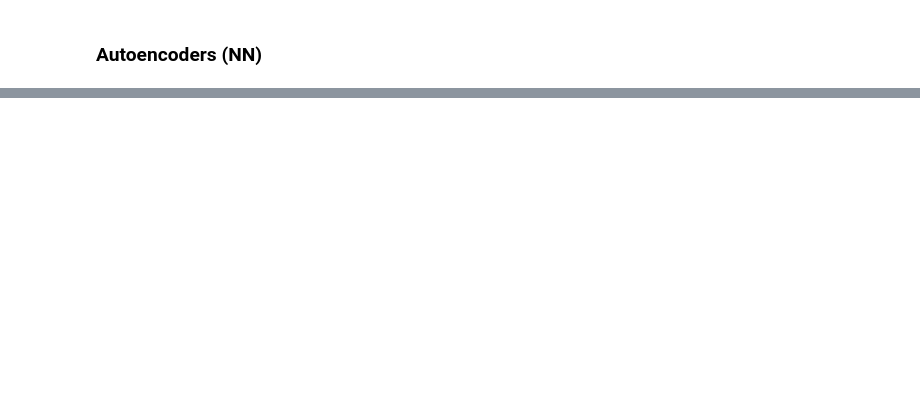
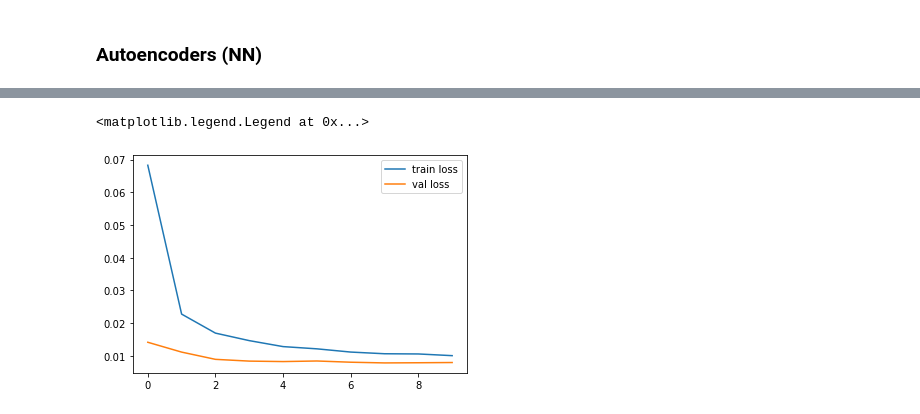
Before and after one commit to stratosphereips/feel_project, a Jupyter notebook: analysis/testing_features_AD.ipynb, the cells around one changed output, grey strips where cells are left out. Saved outputs shown, nothing was run; the diff lists cells and outputs as text; code cells hidden in the pictures; blank space fills up the shorter version.

```diff
--- a/analysis/testing_features_AD.ipynb
+++ b/analysis/testing_features_AD.ipynb
@@ -220,0 +224,33 @@ CTU-Malware-Capture-Botnet-219-2 detected: 71.43% (15 out of 21)
+# %%
+model = tf.keras.Sequential(
+    [
+        tf.keras.layers.Input(shape=(40)),
+        tf.keras.layers.Dense(36, activation='elu'),
+        tf.keras.layers.Dropout(0.3),
+        tf.keras.layers.Dense(20, activation='elu'),
+        tf.keras.layers.Dropout(0.3),
+        tf.keras.layers.Dense(10, activation='elu'),
+        tf.keras.layers.Dropout(0.3),
+        tf.keras.layers.Dense(20, activation='elu'),
+        tf.keras.layers.Dropout(0.3),
+        tf.keras.layers.Dense(36, activation='elu'),
+        tf.keras.layers.Dropout(0.3),
+        tf.keras.layers.Dense(40, activation='elu')
+    ]
+)
+model.compile(optimizer=tf.keras.optimizers.Adam(learning_rate=0.001), loss="mse")
+# %%
+EPOCHS = 10
+BATCH_SIZE = 32
+
+X = scaler.transform(data["Day1"])
+X_test = scaler.transform(data["Day2"])
+
+history = model.fit(
+    X, X,
+    shuffle=True,
+    epochs=EPOCHS,
+    batch_size=BATCH_SIZE,
+#     callbacks=cb,
+    validation_data=(X_test, X_test)
+)
@@ -220,0 +278,7 @@ CTU-Malware-Capture-Botnet-219-2 detected: 71.43% (15 out of 21)
+# %%
+plt.plot(history.history["loss"], label="train loss")
+plt.plot(history.history["val_loss"], label="val loss")
+plt.legend()
+# %% [output]
+<matplotlib.legend.Legend at 0x...>
+[figure, added]
```
Also changed, not shown: parts of 15 cells of this notebook.
